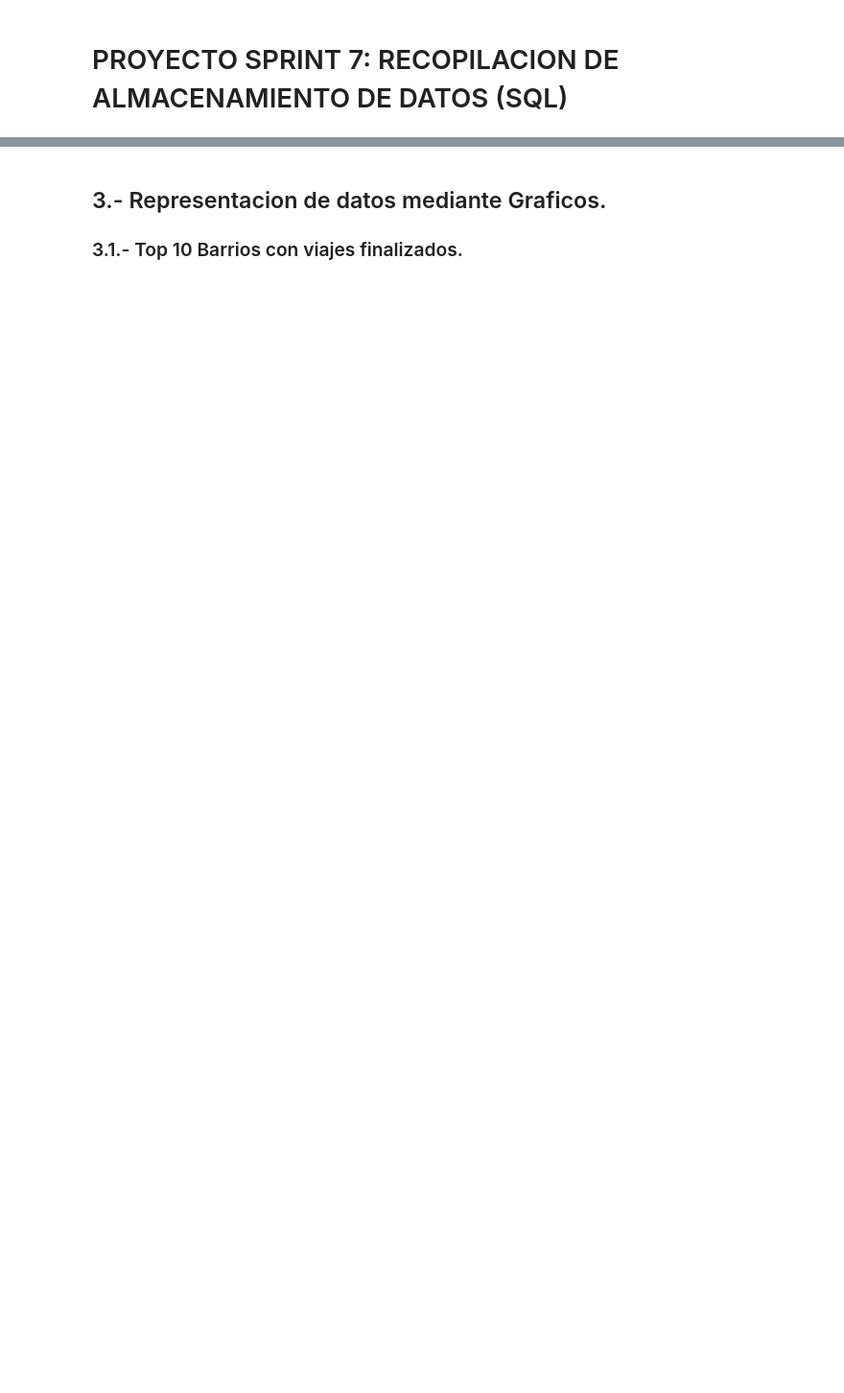
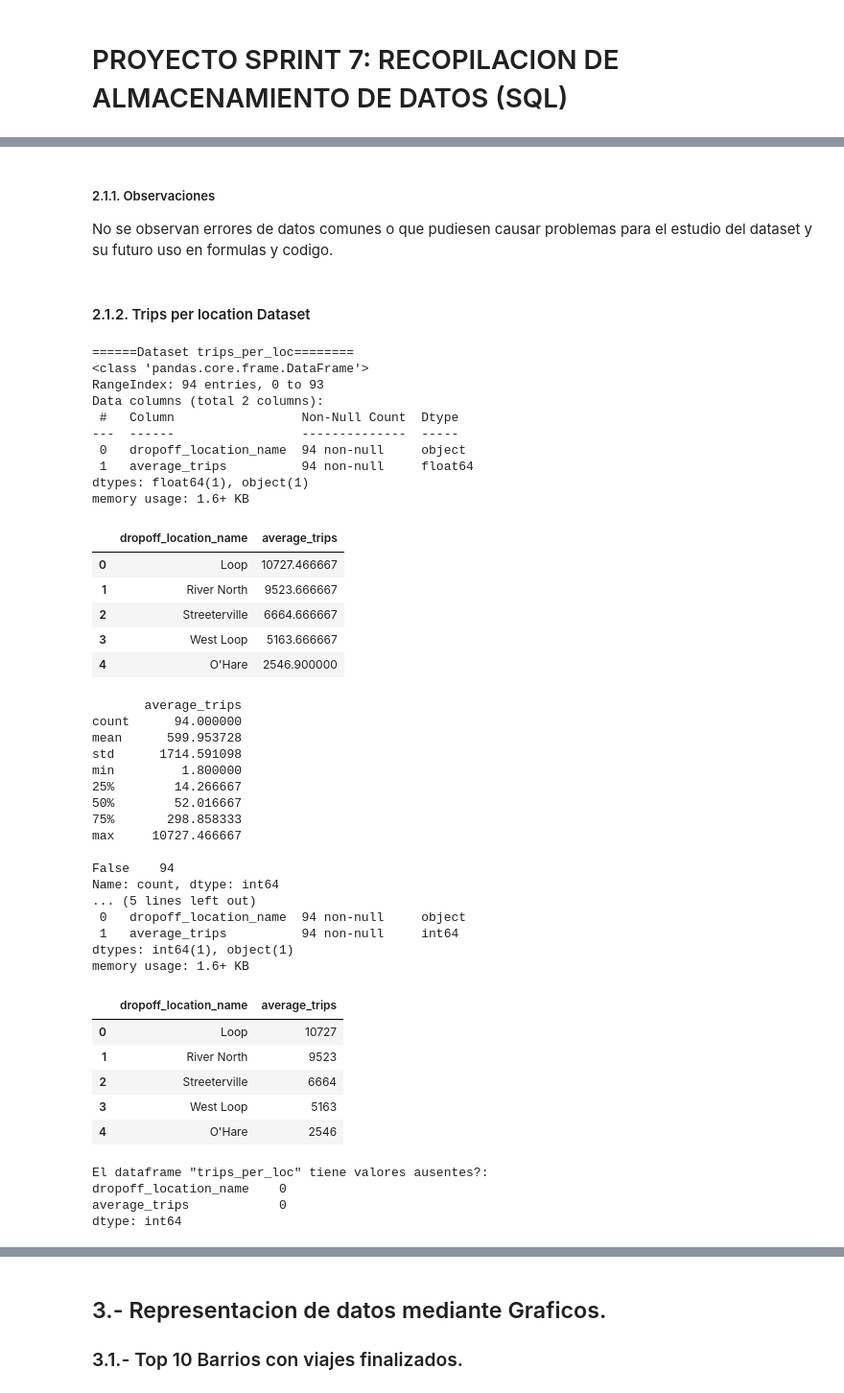
Before and after one commit to ArqJuan/Sprint-7, a Jupyter notebook: Sprint 7.ipynb, the cells around one changed output, grey strips where cells are left out. Shown at 96% size. Drawn from its saved outputs; the diff is of its cells as text; code cells hidden in the pictures; blank space fills up the shorter version.

```diff
--- a/Sprint 7.ipynb
+++ b/Sprint 7.ipynb
@@ -74,0 +67,63 @@ dtype: int64
+# %% [markdown]
+##### 2.1.1. Observaciones
+
+No se observan errores de datos comunes o que pudiesen causar problemas para el estudio del dataset y su futuro uso en formulas y codigo.
+# %% [markdown]
+#### 2.1.2. Trips per location Dataset
+# %%
+print('======Dataset trips_per_loc========')
+trips_per_loc.info()
+display(trips_per_loc.head())
+print()
+print(trips_per_loc.describe())
+print()
+print(trips_per_loc.duplicated().value_counts())
+trips_per_loc['average_trips'] = np.floor(trips_per_loc['average_trips']).astype(int)
+trips_per_loc.info()
+display(trips_per_loc.head())
+print()
+print(f'El dataframe "trips_per_loc" tiene valores ausentes?:\n{trips_per_loc.isna().sum()}')
+# %% [output]
+======Dataset trips_per_loc========
+<class 'pandas.core.frame.DataFrame'>
+RangeIndex: 94 entries, 0 to 93
+Data columns (total 2 columns):
+ #   Column                 Non-Null Count  Dtype
+---  ------                 --------------  -----
+ 0   dropoff_location_name  94 non-null     object
+ 1   average_trips          94 non-null     float64
+dtypes: float64(1), object(1)
+memory usage: 1.6+ KB
+|  | dropoff_location_name | average_trips |
+| 0 | Loop | 10727.466667 |
+| 1 | River North | 9523.666667 |
+| 2 | Streeterville | 6664.666667 |
+| 3 | West Loop | 5163.666667 |
+| 4 | O'Hare | 2546.900000 |
+       average_trips
+count      94.000000
+mean      599.953728
+std      1714.591098
+min         1.800000
+25%        14.266667
+50%        52.016667
+75%       298.858333
+max     10727.466667
+
+False    94
+Name: count, dtype: int64
+... (5 lines left out)
+ 0   dropoff_location_name  94 non-null     object
+ 1   average_trips          94 non-null     int64
+dtypes: int64(1), object(1)
+memory usage: 1.6+ KB
+|  | dropoff_location_name | average_trips |
+| 0 | Loop | 10727 |
+| 1 | River North | 9523 |
+| 2 | Streeterville | 6664 |
+| 3 | West Loop | 5163 |
+| 4 | O'Hare | 2546 |
+El dataframe "trips_per_loc" tiene valores ausentes?:
+dropoff_location_name    0
+average_trips            0
+dtype: int64
```
Also changed, not shown: parts of 18 cells of this notebook.
